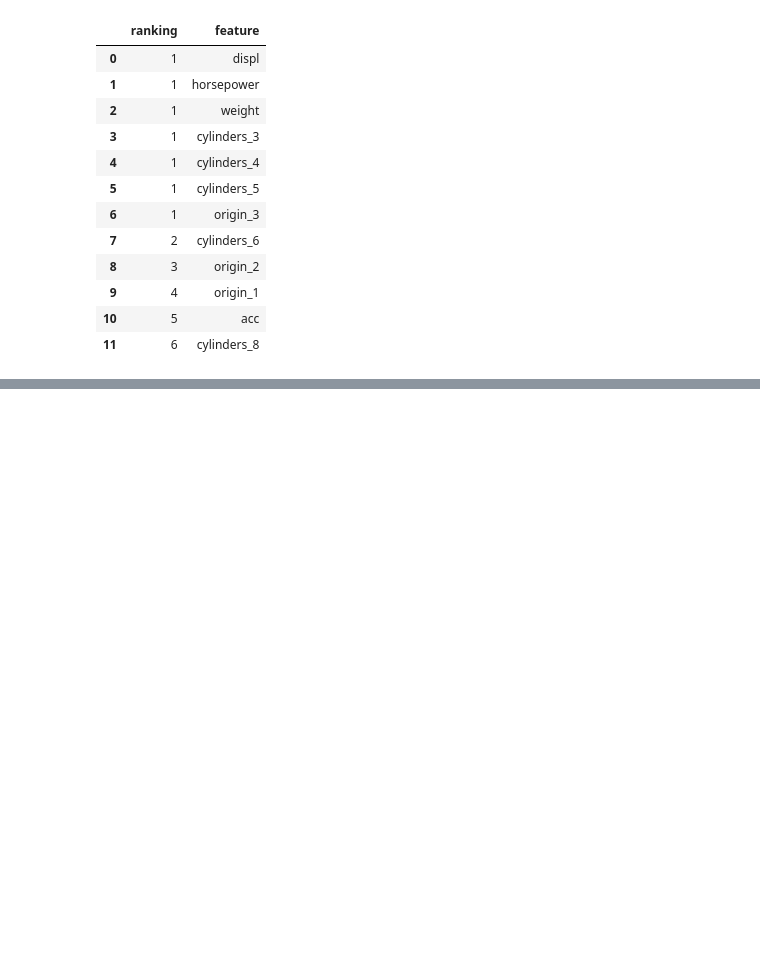
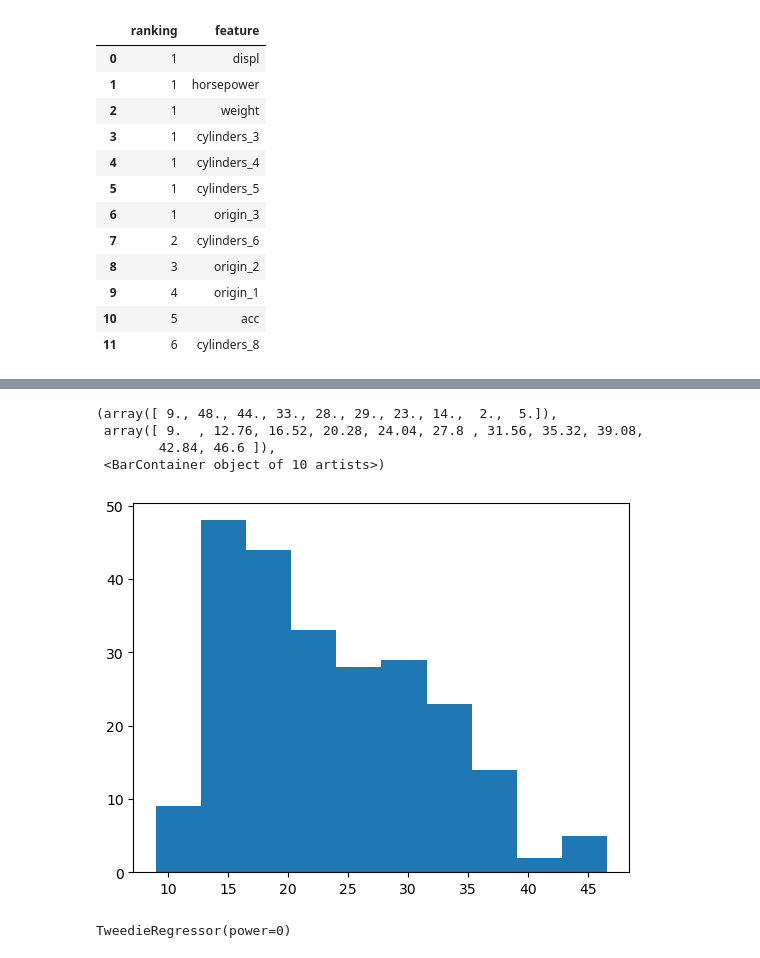
Before and after one commit to MagdalenaRahn/regression-exercises, a Jupyter notebook: regression_feature_engineering_modelling_lesson_18JAN2023.ipynb, the cells around one changed output, grey strips where cells are left out. Cells and saved outputs as stored; diff of their text form; code cells hidden in the pictures; blank space fills up the shorter version.

```diff
--- a/regression_feature_engineering_modelling_lesson_18JAN2023.ipynb
+++ b/regression_feature_engineering_modelling_lesson_18JAN2023.ipynb
@@ -397,0 +405,4 @@ This transform them into objects that can perform linear relationship.
+# %%
+pf = PolynomialFeatures(degree = 2)
+
+pf.fit(X_train, y_train)
@@ -397,0 +437,9 @@ This transform them into objects that can perform linear relationship.
+# %%
+# assigning a variable to the transformed data
+
+X_polynomial = pf.transform(X_train)
+# %%
+# fitting the transformed data in order to allowe for prediction`bb`
+
+lm2 = LinearRegression()
+lm2.fit(X_polynomial, y_train)
@@ -397,0 +469,6 @@ This transform them into objects that can perform linear relationship.
+# %%
+# trying a LassoLars model bc the original LinearRegression model was not satisfactory
+
+lasso2 = LassoLars(alpha = 0.13)
+
+lasso2.fit(X_polynomial, y_train)
@@ -397,0 +515,22 @@ This transform them into objects that can perform linear relationship.
+# %%
+# plotting to look at the data
+
+plt.hist(y_train)
+
+# calling this normal-ish distribution
+# %% [output]
+(array([ 9., 48., 44., 33., 28., 29., 23., 14.,  2.,  5.]),
+ array([ 9.  , 12.76, 16.52, 20.28, 24.04, 27.8 , 31.56, 35.32, 39.08,
+        42.84, 46.6 ]),
+ <BarContainer object of 10 artists>)
+[figure, added]
+# %%
+# calling this normal-ish distribution
+
+tweedie = TweedieRegressor(power = 0)
+
+# fit the created object to trining dataset
+
+tweedie.fit(X_train, y_train)
+# %% [output]
+TweedieRegressor(power=0)
```
Also changed, not shown: parts of 62 cells of this notebook, 1 other file.
